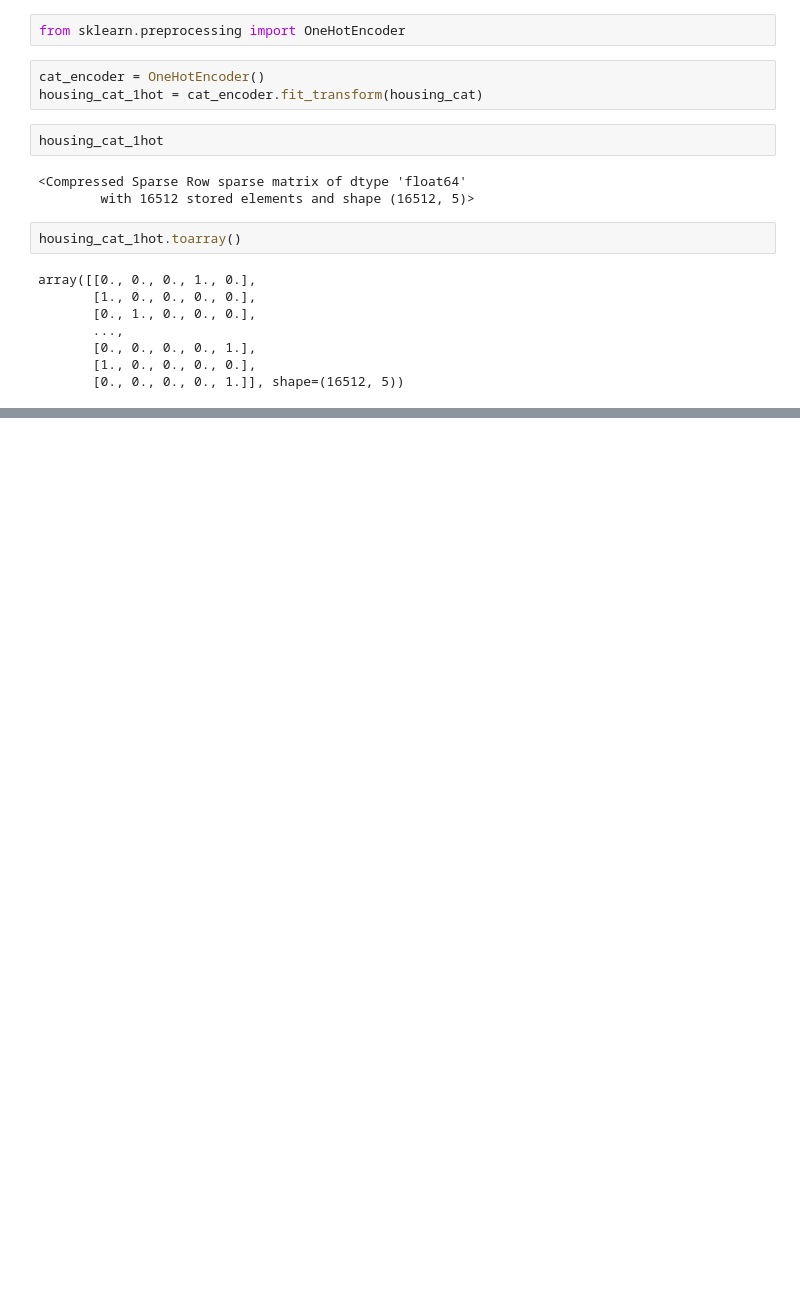
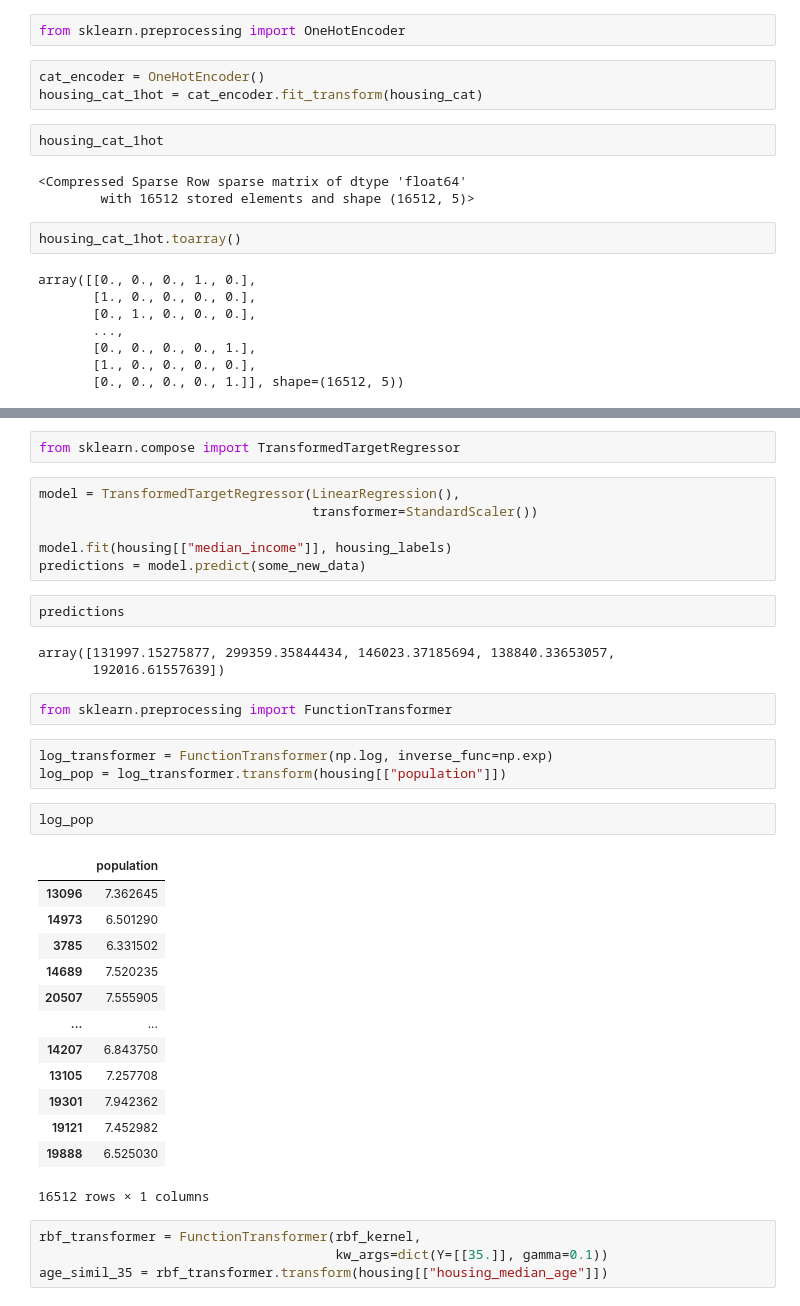
Before and after one commit to thodotpro/homl, a Jupyter notebook: ch2_housing/housing.ipynb, the cells around one changed output, grey strips where cells are left out. Drawn from its saved outputs; the diff is of its cells as text; blank space fills up the shorter version.

```diff
--- a/ch2_housing/housing.ipynb
+++ b/ch2_housing/housing.ipynb
@@ -322,0 +428,38 @@ array([[0., 0., 0., 1., 0.],
+# %%
+from sklearn.compose import TransformedTargetRegressor
+# %%
+model = TransformedTargetRegressor(LinearRegression(),
+                                   transformer=StandardScaler())
+
+model.fit(housing[["median_income"]], housing_labels)
+predictions = model.predict(some_new_data)
+# %%
+predictions
+# %% [output]
+array([131997.15275877, 299359.35844434, 146023.37185694, 138840.33653057,
+       192016.61557639])
+# %%
+from sklearn.preprocessing import FunctionTransformer
+# %%
+log_transformer = FunctionTransformer(np.log, inverse_func=np.exp)
+log_pop = log_transformer.transform(housing[["population"]])
+# %%
+log_pop
+# %% [output]
+|  | population |
+| 13096 | 7.362645 |
+| 14973 | 6.501290 |
+| 3785 | 6.331502 |
+| 14689 | 7.520235 |
+| 20507 | 7.555905 |
+| ... | ... |
+| 14207 | 6.843750 |
+| 13105 | 7.257708 |
+| 19301 | 7.942362 |
+| 19121 | 7.452982 |
+| 19888 | 6.525030 |
+16512 rows × 1 columns
+# %%
+rbf_transformer = FunctionTransformer(rbf_kernel,
+                                      kw_args=dict(Y=[[35.]], gamma=0.1))
+age_simil_35 = rbf_transformer.transform(housing[["housing_median_age"]])
```
Also changed, not shown: parts of 66 cells of this notebook.
